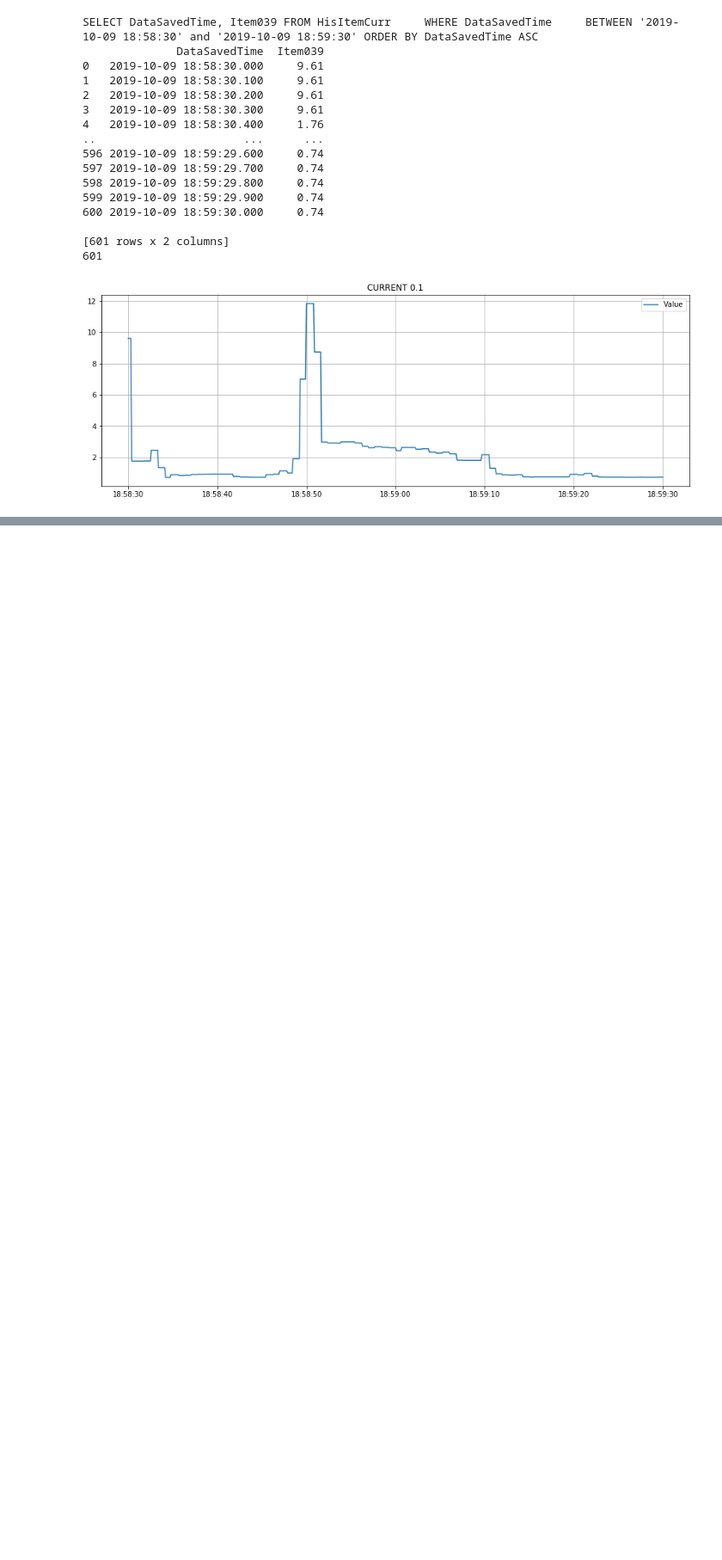
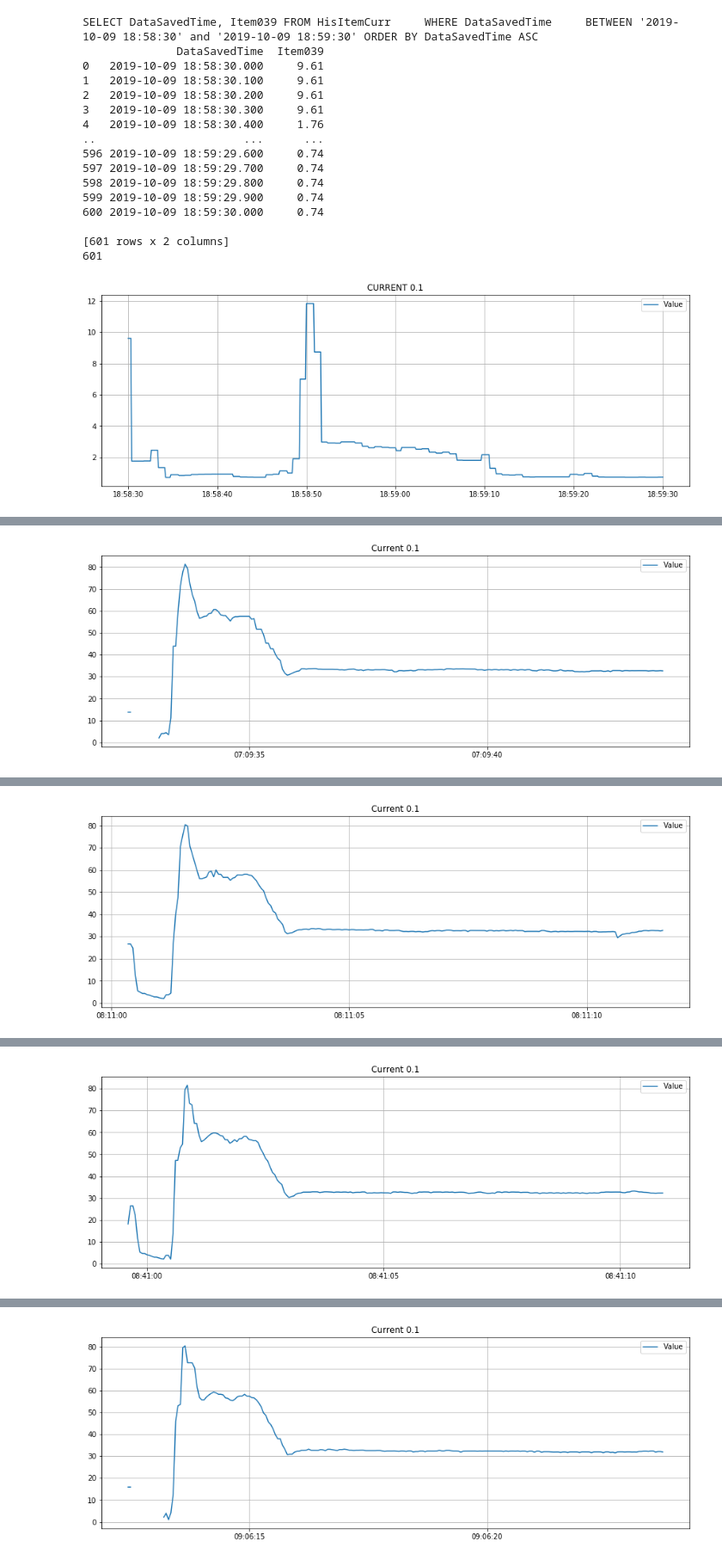
Before and after one commit to Maphnew/dataAnalysis_ML_Server, a Jupyter notebook: Elevator Data/Elev 20191018.ipynb, the cells around one changed output, grey strips where cells are left out. Shown at 86% size. Cells and saved outputs as stored; diff of their text form; code cells hidden in the pictures; blank space fills up the shorter version.

```diff
--- a/Elevator Data/Elev 20191018.ipynb
+++ b/Elevator Data/Elev 20191018.ipynb
@@ -351,0 +477,10 @@ SELECT DataSavedTime, Item039 FROM HisItemCurr     WHERE DataSavedTime     BETWE
+# %%
+sqls = []
+
+for i in range(len(df['DataSavedTime'])):
+    sql = "SELECT DataSavedTime, Item005 FROM HisItemCurrHalf \
+        WHERE DataSavedTime \
+        BETWEEN '"+str(df['prev'][i])+"' and '"+str(df['post'][i])+"' ORDER BY DataSavedTime ASC"
+    sqls.append(sql)
+
+print(sqls)
@@ -351,0 +489,29 @@ SELECT DataSavedTime, Item039 FROM HisItemCurr     WHERE DataSavedTime     BETWE
+# %%
+conn = pymysql.connect(
+    host='192.168.100.120',
+    port=16033,
+    user='root',
+    password='its@1234',
+    db='UYeG_Cloud',
+    charset='utf8'
+)
+curs = conn.cursor()
+
+for sql in sqls:
+    curs.execute(sql)
+    rows=curs.fetchall()
+
+    data = list(rows)
+    df = pd.DataFrame(data)
+
+    df.columns = ['DataSavedTime', 'Item005']
+    print(sql)
+    plt.figure(figsize=(15,5))
+    plt.plot(df['DataSavedTime'], df['Item005'], label="Value")
+    plt.legend(loc='best')
+    plt.title("Current 0.1")
+    plt.grid()
+    plt.show()
+
+conn.close()
+# %% [output]
@@ -351,0 +519 @@ SELECT DataSavedTime, Item039 FROM HisItemCurr     WHERE DataSavedTime     BETWE
+[figure, added]
@@ -351,0 +521 @@ SELECT DataSavedTime, Item039 FROM HisItemCurr     WHERE DataSavedTime     BETWE
+[figure, added]
@@ -351,0 +523 @@ SELECT DataSavedTime, Item039 FROM HisItemCurr     WHERE DataSavedTime     BETWE
+[figure, added]
@@ -351,0 +525 @@ SELECT DataSavedTime, Item039 FROM HisItemCurr     WHERE DataSavedTime     BETWE
+[figure, added]
```
Also changed, not shown: parts of 5 cells of this notebook, 7 other files.
